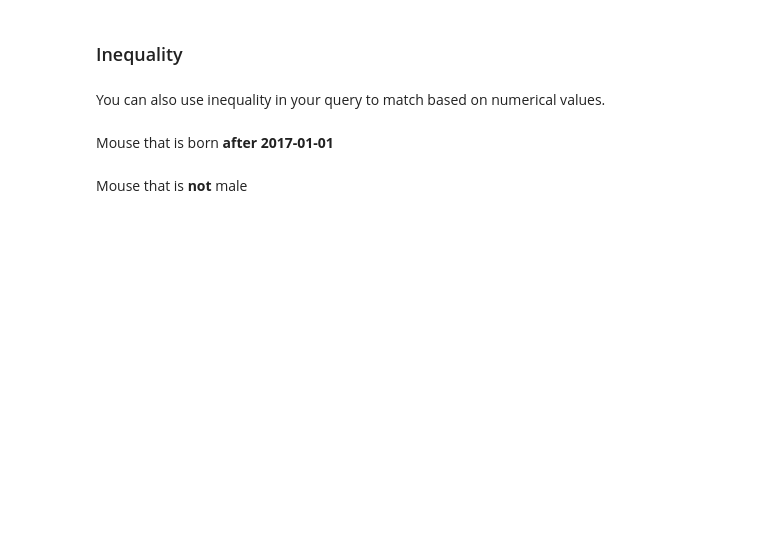
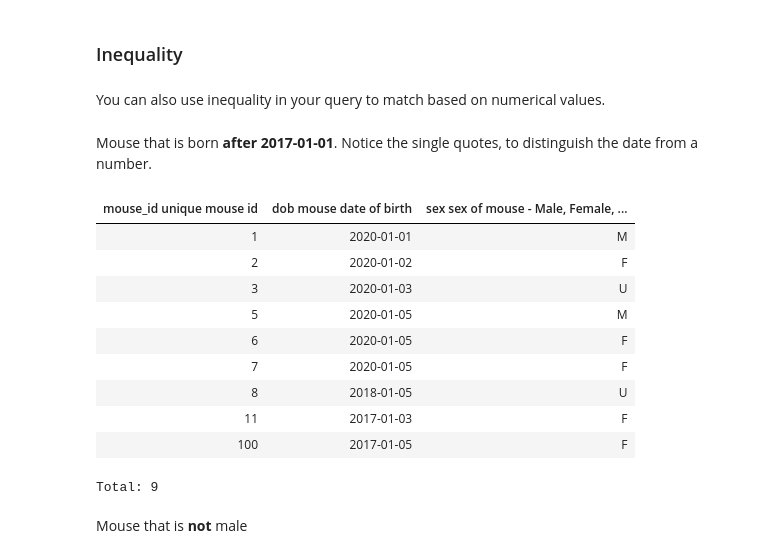
Before and after one commit to datajoint/neuronex_workshop_2018, a Jupyter notebook: julia/01-Getting started with DataJoint.ipynb, the cells around one changed output. Drawn from its saved outputs; the diff is of its cells as text; code cells hidden in the pictures; blank space fills up the shorter version.

```diff
--- a/julia/01-Getting started with DataJoint.ipynb
+++ b/julia/01-Getting started with DataJoint.ipynb
@@ -445,4 +599,4 @@ All female mice (`sex="F"'`)
 # %% [markdown]
 You can also use inequality in your query to match based on numerical values.
 # %% [markdown]
-Mouse that is born **after 2017-01-01**
+Mouse that is born **after 2017-01-01**. Notice the single quotes, to distinguish the date from a number.
@@ -451,2 +603,16 @@ Mouse that is born **after 2017-01-01**
+# %%
+mouse & "dob > '2017-01-01'"
+# %% [output]
+| mouse_id unique mouse id | dob mouse date of birth | sex sex of mouse - Male, Female, ... |
+| 1 | 2020-01-01 | M |
+| 2 | 2020-01-02 | F |
+| 3 | 2020-01-03 | U |
+| 5 | 2020-01-05 | M |
+| 6 | 2020-01-05 | F |
+| 7 | 2020-01-05 | F |
+| 8 | 2018-01-05 | U |
+| 11 | 2017-01-03 | F |
+| 100 | 2017-01-05 | F |
+Total: 9
 # %% [markdown]
 Mouse that is **not** male
```
Also changed, not shown: parts of 63 cells of this notebook.
